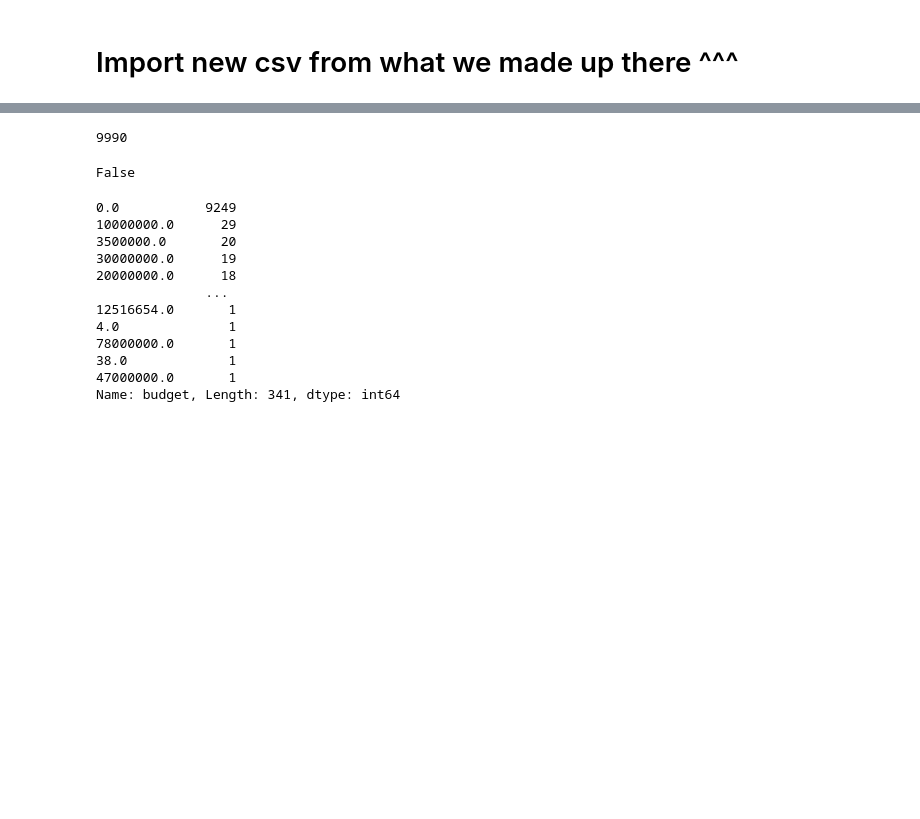
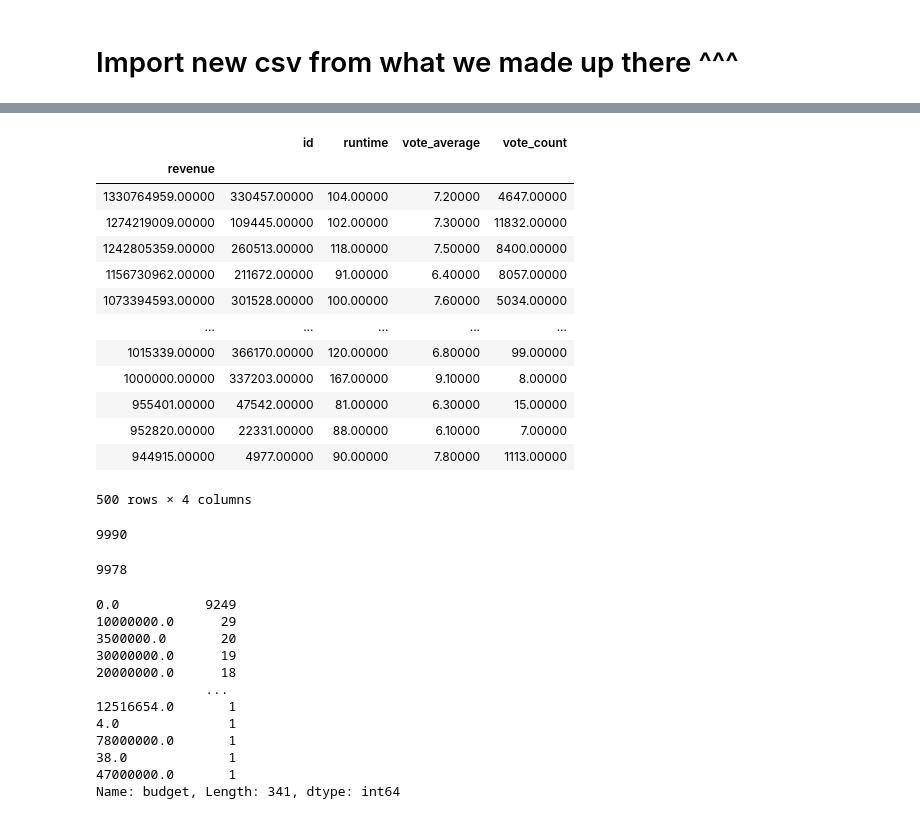
Before and after one commit to AMiNo-13/Movie-Recommendation-Project, a Jupyter notebook: MovieInvestigation.ipynb, the cells around one changed output, grey strips where cells are left out. Drawn from its saved outputs; the diff is of its cells as text; code cells hidden in the pictures; blank space fills up the shorter version.

```diff
--- a/MovieInvestigation.ipynb
+++ b/MovieInvestigation.ipynb
@@ -554,0 +483,17 @@ tmdb_df.dropna(axis=0, subset=['revenue'], inplace=True)
+# %%
+tmdb_by_revenue_df.groupby('revenue').sum().sort_values(by='revenue', ascending=False).head(500)
+# %% [output]
+|  | id | runtime | vote_average | vote_count |
+| revenue |  |  |  |  |
+| 1330764959.00000 | 330457.00000 | 104.00000 | 7.20000 | 4647.00000 |
+| 1274219009.00000 | 109445.00000 | 102.00000 | 7.30000 | 11832.00000 |
+| 1242805359.00000 | 260513.00000 | 118.00000 | 7.50000 | 8400.00000 |
+| 1156730962.00000 | 211672.00000 | 91.00000 | 6.40000 | 8057.00000 |
+| 1073394593.00000 | 301528.00000 | 100.00000 | 7.60000 | 5034.00000 |
+| ... | ... | ... | ... | ... |
+| 1015339.00000 | 366170.00000 | 120.00000 | 6.80000 | 99.00000 |
+| 1000000.00000 | 337203.00000 | 167.00000 | 9.10000 | 8.00000 |
+| 955401.00000 | 47542.00000 | 81.00000 | 6.30000 | 15.00000 |
+| 952820.00000 | 22331.00000 | 88.00000 | 6.10000 | 7.00000 |
+| 944915.00000 | 4977.00000 | 90.00000 | 7.80000 | 1113.00000 |
+500 rows × 4 columns
@@ -561,7 +508,7 @@ tmdb_df.dropna(axis=0, subset=['budget'], inplace=True)
 # %%
-len(tmdb_df)
+len(tmdb_by_revenue_df)
 # %% [output]
-False
+9978
 # %%
 tmdb_df.budget.value_counts()
 # %% [output]
```
Also changed, not shown: parts of 37 cells of this notebook, 2 other files.
